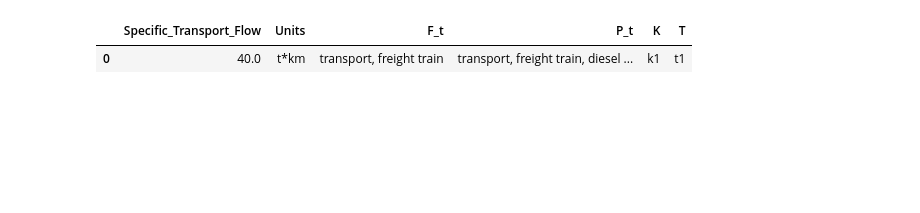
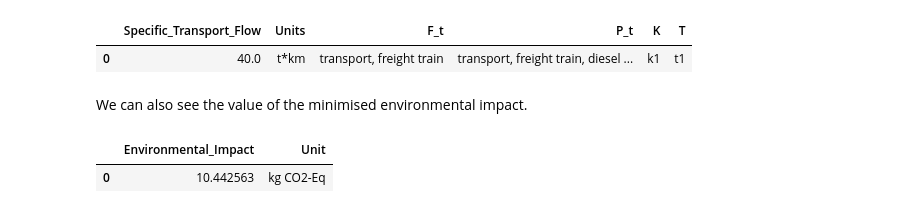
Before and after one commit to MGuo-Lab/LCA, a Jupyter notebook: notebooks/Toy_Problem_C1_Orange_Juice.ipynb, the cells around one changed output. Saved outputs shown, nothing was run; the diff lists cells and outputs as text; code cells hidden in the pictures; blank space fills up the shorter version.

Commit message:
Added units to objective

```diff
--- a/notebooks/Toy_Problem_C1_Orange_Juice.ipynb
+++ b/notebooks/Toy_Problem_C1_Orange_Juice.ipynb
@@ -355,3 +355,10 @@ mo.get_entity(model_instance.component('Specific_Transport_Flow'), lookup, units
 # %% [output]
 |  | Specific_Transport_Flow | Units | F_t | P_t | K | T |
 | 0 | 40.0 | t*km | transport, freight train | transport, freight train, diesel ... | k1 | t1 |
+# %% [markdown]
+We can also see the value of the minimised environmental impact.
+# %%
+mo.get_entity(model_instance.component('Environmental_Impact'), lookup, units=True)
+# %% [output]
+|  | Environmental_Impact | Unit |
+| 0 | 10.442563 | kg CO2-Eq |
```
Also changed, not shown: parts of 1 cell of this notebook, 7 other files.
